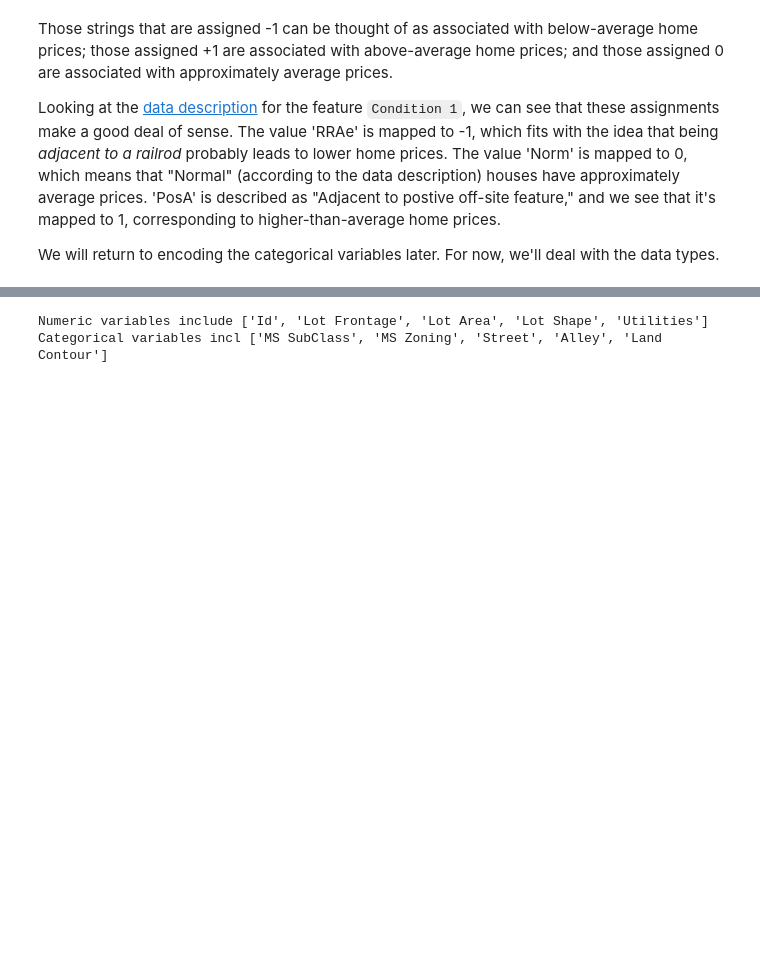
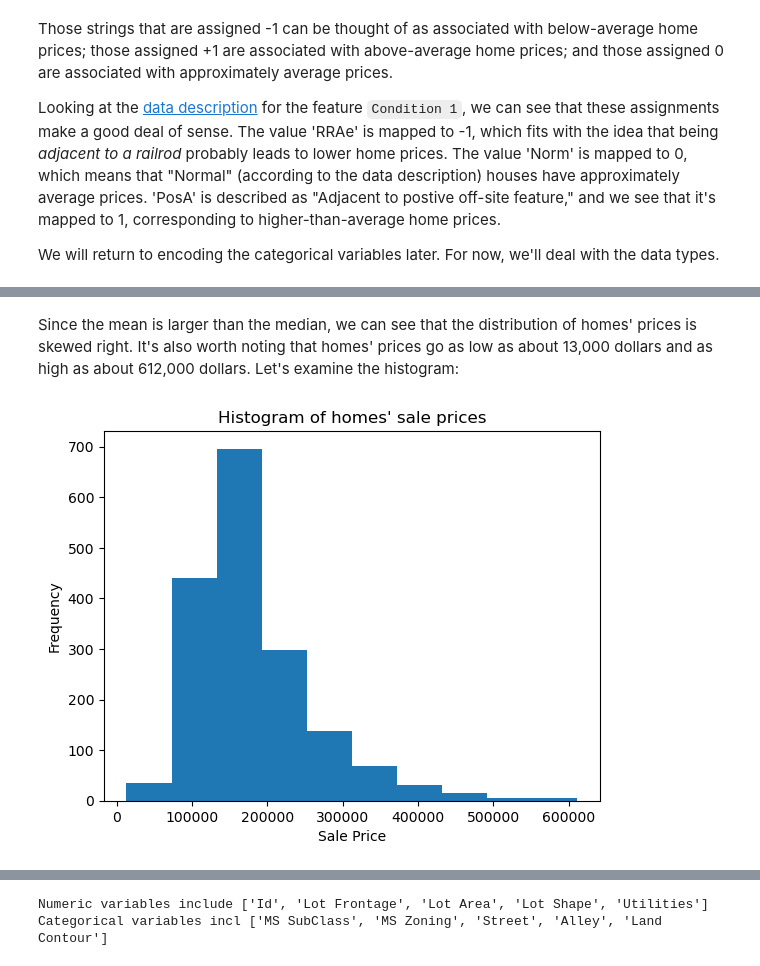
Before and after one commit to simonlazarus/Predicting-House-Prices-with-Linear-Regression, a Jupyter notebook: code/4_modeling.ipynb, the cells around one changed output, grey strips where cells are left out. Cells and saved outputs as stored; diff of their text form; code cells hidden in the pictures; blank space fills up the shorter version.

```diff
--- a/code/4_modeling.ipynb
+++ b/code/4_modeling.ipynb
@@ -99,0 +129,9 @@ Before building any predictive models, we'll want to examine the relationships b
+# %% [markdown]
+Since the mean is larger than the median, we can see that the distribution of homes' prices is skewed right.  It's also worth noting that homes' prices go as low as about 13,000 dollars and as high as about 612,000 dollars.  Let's examine the histogram:
+# %%
+plt.hist(df['SalePrice']);
+plt.xlabel('Sale Price');
+plt.ylabel('Frequency');
+plt.title("Histogram of homes' sale prices");
+# %% [output]
+[figure, added]
```
Also changed, not shown: parts of 119 cells of this notebook, 3 other files.
